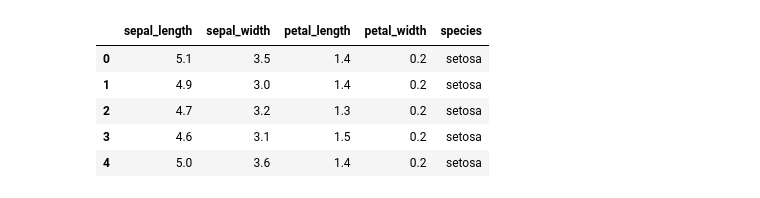
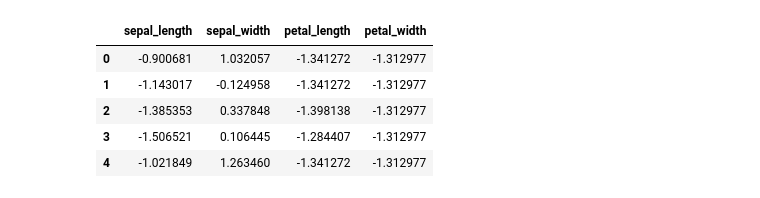
Before and after one commit to srtk-Negi/Data_Science_Class, a Jupyter notebook: project_5/project_5.ipynb, the cells around one changed output. Saved outputs shown, nothing was run; the diff lists cells and outputs as text; code cells hidden in the pictures.

```diff
--- a/project_5/project_5.ipynb
+++ b/project_5/project_5.ipynb
@@ -8,11 +17,15 @@ df = pd.read_csv('iris.csv')
-# %%
-df.head()
-# %% [output]
-|  | sepal_length | sepal_width | petal_length | petal_width | species |
-| 0 | 5.1 | 3.5 | 1.4 | 0.2 | setosa |
-| 1 | 4.9 | 3.0 | 1.4 | 0.2 | setosa |
-| 2 | 4.7 | 3.2 | 1.3 | 0.2 | setosa |
-| 3 | 4.6 | 3.1 | 1.5 | 0.2 | setosa |
-| 4 | 5.0 | 3.6 | 1.4 | 0.2 | setosa |
+# %%
+y = df.species
+df = df.drop("species", axis=1)
+cols = df.columns
 # %%
 df = StandardScaler().fit_transform(df)
+df = pd.DataFrame(df, columns=cols)
+df.head()
+# %% [output]
+|  | sepal_length | sepal_width | petal_length | petal_width |
+| 0 | -0.900681 | 1.032057 | -1.341272 | -1.312977 |
+| 1 | -1.143017 | -0.124958 | -1.341272 | -1.312977 |
+| 2 | -1.385353 | 0.337848 | -1.398138 | -1.312977 |
+| 3 | -1.506521 | 0.106445 | -1.284407 | -1.312977 |
+| 4 | -1.021849 | 1.263460 | -1.341272 | -1.312977 |
```
Also changed, not shown: parts of 6 cells of this notebook.
